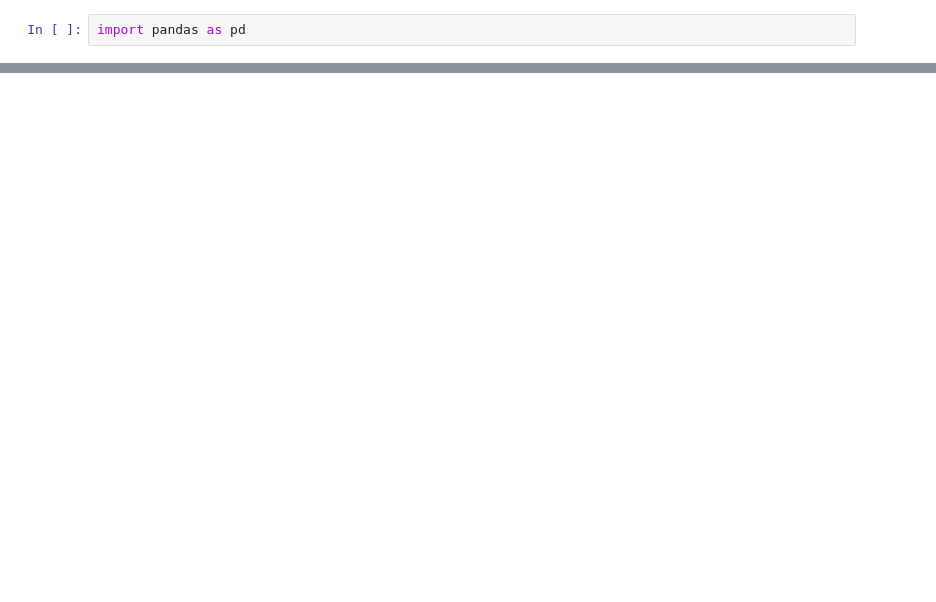
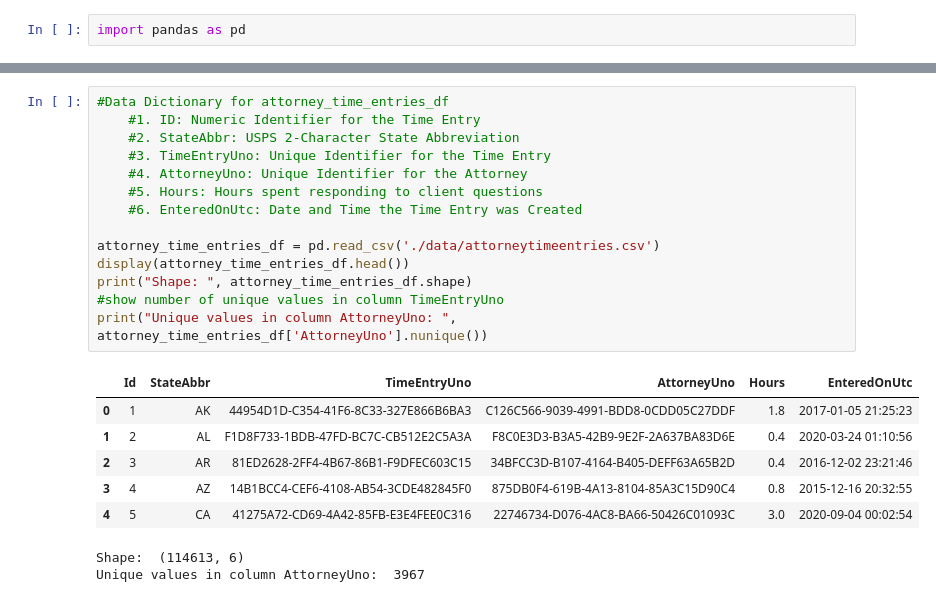
Before and after one commit to dwijenchawra/asadatafest_2023, a Jupyter notebook: arnav_work.ipynb, the cells around one changed output, grey strips where cells are left out. Saved outputs shown, nothing was run; the diff lists cells and outputs as text; blank space fills up the shorter version.

```diff
--- a/arnav_work.ipynb
+++ b/arnav_work.ipynb
@@ -6,0 +27,23 @@ FileNotFoundError: [Errno 2] No such file or directory: 'Downloads\\datafest\\da
+# %%
+#Data Dictionary for attorney_time_entries_df
+    #1. ID: Numeric Identifier for the Time Entry
+    #2. StateAbbr: USPS 2-Character State Abbreviation
+    #3. TimeEntryUno: Unique Identifier for the Time Entry
+    #4. AttorneyUno: Unique Identifier for the Attorney
+    #5. Hours: Hours spent responding to client questions
+    #6. EnteredOnUtc: Date and Time the Time Entry was Created
+
+attorney_time_entries_df = pd.read_csv('./data/attorneytimeentries.csv')
+display(attorney_time_entries_df.head())
+print("Shape: ", attorney_time_entries_df.shape)
+#show number of unique values in column TimeEntryUno
+print("Unique values in column AttorneyUno: ", attorney_time_entries_df['AttorneyUno'].nunique())
+# %% [output]
+|  | Id | StateAbbr | TimeEntryUno | AttorneyUno | Hours | EnteredOnUtc |
+| 0 | 1 | AK | 44954D1D-C354-41F6-8C33-327E866B6BA3 | C126C566-9039-4991-BDD8-0CDD05C27DDF | 1.8 | 2017-01-05 21:25:23 |
+| 1 | 2 | AL | F1D8F733-1BDB-47FD-BC7C-CB512E2C5A3A | F8C0E3D3-B3A5-42B9-9E2F-2A637BA83D6E | 0.4 | 2020-03-24 01:10:56 |
+| 2 | 3 | AR | 81ED2628-2FF4-4B67-86B1-F9DFEC603C15 | 34BFCC3D-B107-4164-B405-DEFF63A65B2D | 0.4 | 2016-12-02 23:21:46 |
+| 3 | 4 | AZ | 14B1BCC4-CEF6-4108-AB54-3CDE482845F0 | 875DB0F4-619B-4A13-8104-85A3C15D90C4 | 0.8 | 2015-12-16 20:32:55 |
+| 4 | 5 | CA | 41275A72-CD69-4A42-85FB-E3E4FEE0C316 | 22746734-D076-4AC8-BA66-50426C01093C | 3.0 | 2020-09-04 00:02:54 |
+Shape:  (114613, 6)
+Unique values in column AttorneyUno:  3967
```
Also changed, not shown: parts of 10 cells of this notebook, 1 other file.
